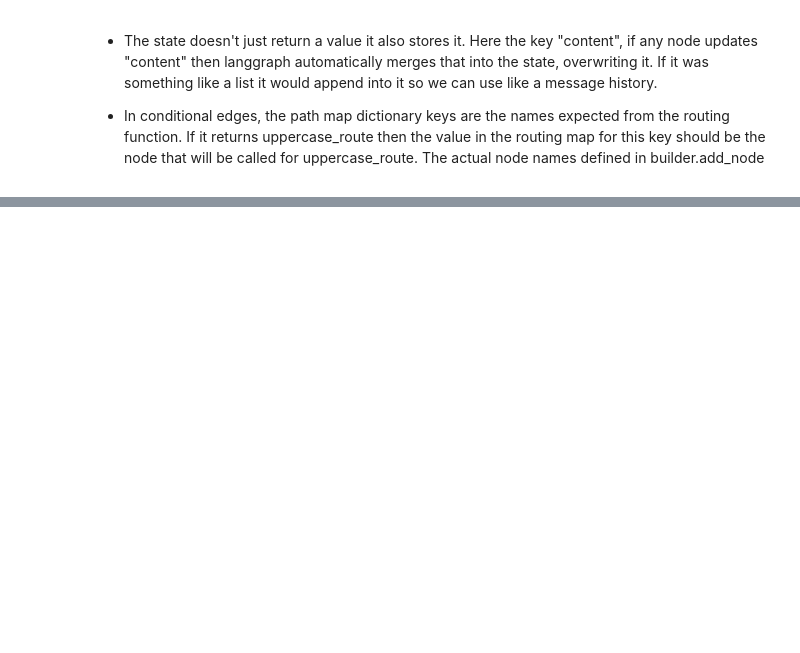
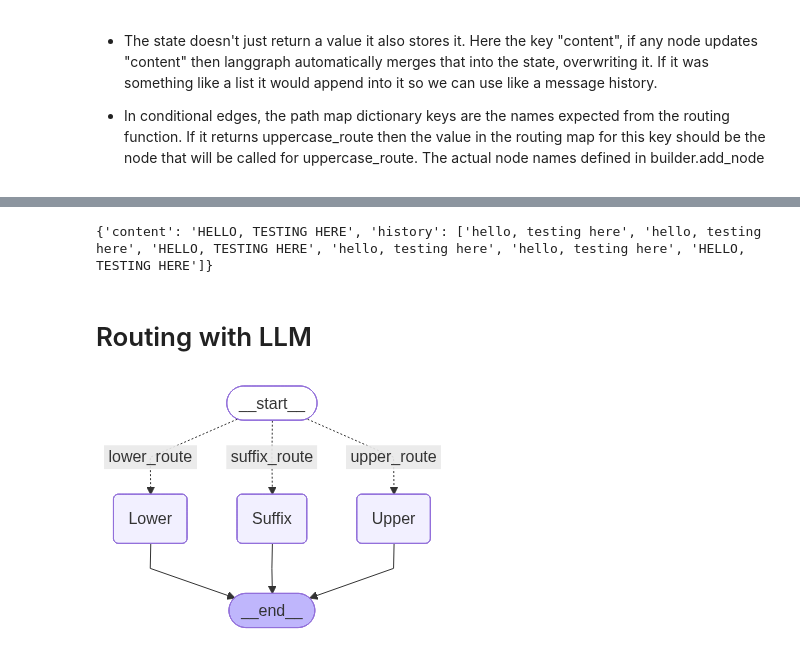
Before and after one commit to leonbora167/intelligent-system-explorations, a Jupyter notebook: LLM/AI_Agents/langraph1.ipynb, the cells around one changed output, grey strips where cells are left out. Cells and saved outputs as stored; diff of their text form; code cells hidden in the pictures; blank space fills up the shorter version.

```diff
--- a/LLM/AI_Agents/langraph1.ipynb
+++ b/LLM/AI_Agents/langraph1.ipynb
@@ -95,0 +250,79 @@ print(final_state)
+# %%
+input_data = {"content" : "Hello, testing here",
+              "history" : [] }
+
+# invoke() -> Standard way to run the graph from start to end
+
+final_state = graph.invoke(input_data)
+print(final_state)
+# %% [output]
+{'content': 'HELLO, TESTING HERE', 'history': ['hello, testing here', 'hello, testing here', 'HELLO, TESTING HERE', 'hello, testing here', 'hello, testing here', 'HELLO, TESTING HERE']}
+# %% [markdown]
+# Routing with LLM
+# %%
+model_id = "smollm2:135m"
+llm = ChatOllama(model=model_id, temperature=0.9)
+# %%
+class BasicState(TypedDict):
+    content : str
+
+def uppercase_node(state : BasicState):
+    return {"content" : state["content"].upper()}
+
+def lowercase_node(state : BasicState):
+    return {"content" : state["content"].lower()}
+
+def suffix_node(state : BasicState):
+    return {"content" : state["content"] + "! -- END --"}
+
+def route_llm(state : BasicState): #Should return the string name of the next node - Basically randomly choosing which node to go next
+    content = state["content"]
+    prompt = (
+        f'''
+        Analyze this text : "{content}".
+        "Randomly choose one of the strings from the given list :-
+        ["upper_route", "lower_route", "suffix_route"]
+        Choose only one string from these 3 and do not return anything else in the textual response.
+        So your response can be either 'upper_route' or 'lower_route' or 'suffix_route'. "
+        '''
+    )
+    a = time.time()
+    response = llm.invoke(prompt)
+    choice = response.content.strip().lower()
+    #print(f"Time taken by {model_id} is {str(time.time()-a)} seconds")
+    print(f"llm response is \n {choice}\n")
+
+    #Fallbacks since model is very slow and not even thinking much about prompt
+    if 'upper' in choice: return 'upper_route'
+    if 'lower' in choice: return 'lower_route'
+    if 'suffix' in choice: return 'suffix_route'
+
+#initialize the graph
+builder = StateGraph(BasicState)
+
+#Add the existing nodes to the graph
+builder.add_node("Upper", uppercase_node)
+builder.add_node("Lower", lowercase_node)
+builder.add_node("Suffix", suffix_node)
+
+
+builder.add_conditional_edges(
+    START,
+    route_llm,
+    {
+        "upper_route" : "Upper", #if routing function returns 'upper_route' then 'Upper' node is chosen
+        "lower_route" : "Lower",
+        "suffix_route" : "Suffix"
+    }
+)
+
+#All nodes leading to the end in this scenario
+builder.add_edge("Upper", END)
+builder.add_edge("Lower", END)
+builder.add_edge("Suffix", END)
+
+graph = builder.compile()
+
+display(Image(graph.get_graph().draw_mermaid_png()))
+# %% [output]
+[figure, added]
```
Also changed, not shown: parts of 15 cells of this notebook, 1 other file.
